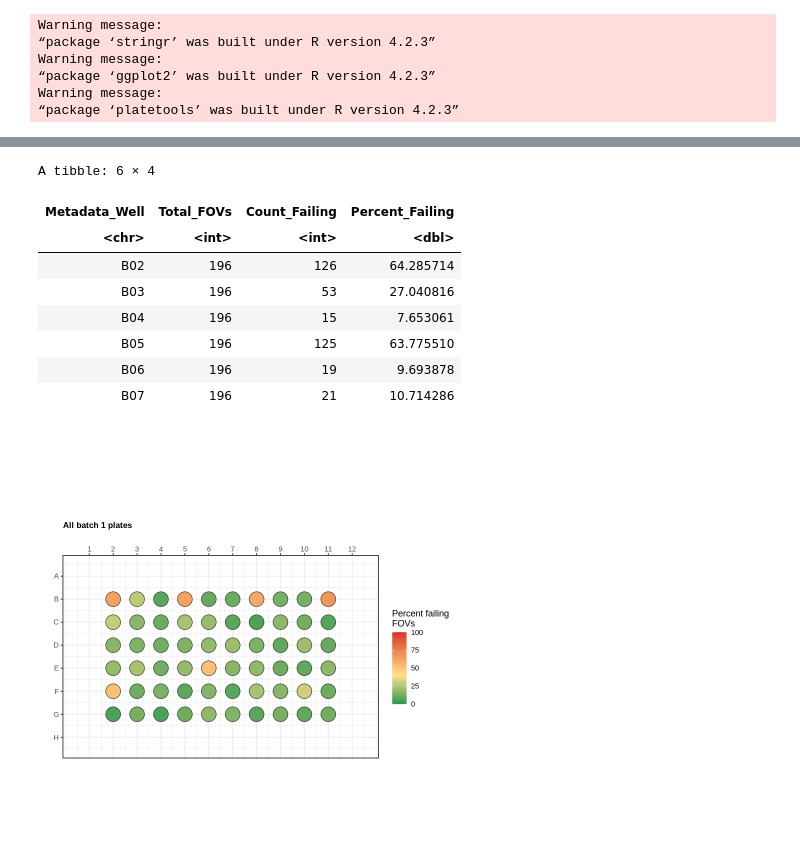
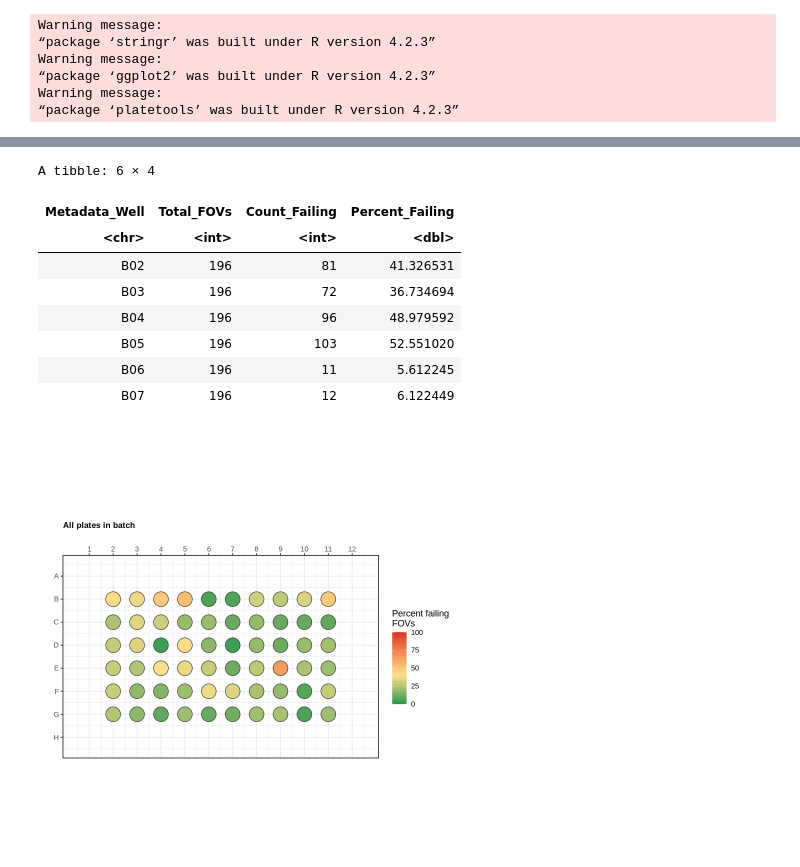
Before and after one commit to WayScience/targeted_fibrosis_drug_screen, a Jupyter notebook: 1.illumination_correction/qc_update/2.qc_platemaps.ipynb, the cells around one changed output, grey strips where cells are left out. Cells and saved outputs as stored; diff of their text form; code cells hidden in the pictures.

```diff
--- a/1.illumination_correction/qc_update/2.qc_platemaps.ipynb
+++ b/1.illumination_correction/qc_update/2.qc_platemaps.ipynb
@@ -13,15 +13,15 @@ Warning message:
 Warning message:
 “package ‘platetools’ was built under R version 4.2.3”
 # %%
+# Set the name of batch being processed
+batch_name <- "batch_2"
+
 # Output directory for the plots
-output_directory <- "./qc_plots"
+output_directory <- file.path("./qc_plots", batch_name)
 # Create the output directory if it doesn't exist
 if (!dir.exists(output_directory)) {
-  dir.create(output_directory)
+  dir.create(output_directory, recursive = TRUE)
 }
-
-# Set the name of batch being processed
-batch_name <- "batch_1"
 
 # Define the directory containing the folders for each plate
 illum_directory <- paste0("../illum_directory/", batch_name)
@@ -112,32 +112,32 @@ head(merged_well_qc_data)
 A tibble: 6 × 4
 | Metadata_Well | Total_FOVs | Count_Failing | Percent_Failing |
 | <chr> | <int> | <int> | <dbl> |
-| B02 | 196 | 126 | 64.285714 |
-| B03 | 196 | 53 | 27.040816 |
-| B04 | 196 | 15 | 7.653061 |
-| B05 | 196 | 125 | 63.775510 |
-| B06 | 196 | 19 | 9.693878 |
-| B07 | 196 | 21 | 10.714286 |
+| B02 | 196 | 81 | 41.326531 |
+| B03 | 196 | 72 | 36.734694 |
+| B04 | 196 | 96 | 48.979592 |
+| B05 | 196 | 103 | 52.551020 |
+| B06 | 196 | 11 | 5.612245 |
+| B07 | 196 | 12 | 6.122449 |
 # %%
 merged_fov_platemap <- platetools::raw_map(
     data = merged_well_qc_data$Percent_Failing,
     well = merged_well_qc_data$Metadata_Well,
     plate = 96,
     size = 8
 ) +
-    ggtitle(paste("All batch 1 plates")) +
+    ggtitle(paste("All plates in batch")) +
     theme(plot.title = element_text(size = 10, face = "bold")) +
     scale_fill_gradientn(
         name = "Percent failing\nFOVs",
         colors = c("#1a9850", "#fee08b", "#d73027"), # green → yellow → red
         values = scales::rescale(c(0, 40, 100)),
         limits = c(0, 100)
     )
 
-# Save the merged plot to the output directory
-output_file_merged <- file.path(output_directory, "merged_batch1_fov_platemap.png")
+# Save the merged plot to the output directory, including the batch name in the filename
+output_file_merged <- file.path(output_directory, paste0("merged_", batch_name, "_fov_platemap.png"))
 ggsave(output_file_merged, plot = merged_fov_platemap, width = 8, height = 6)
 
 print(merged_fov_platemap)
 # %% [output]
-[figure, old version]
+[figure, new version]
```
Also changed, not shown: parts of 3 cells of this notebook, 17 other files.
